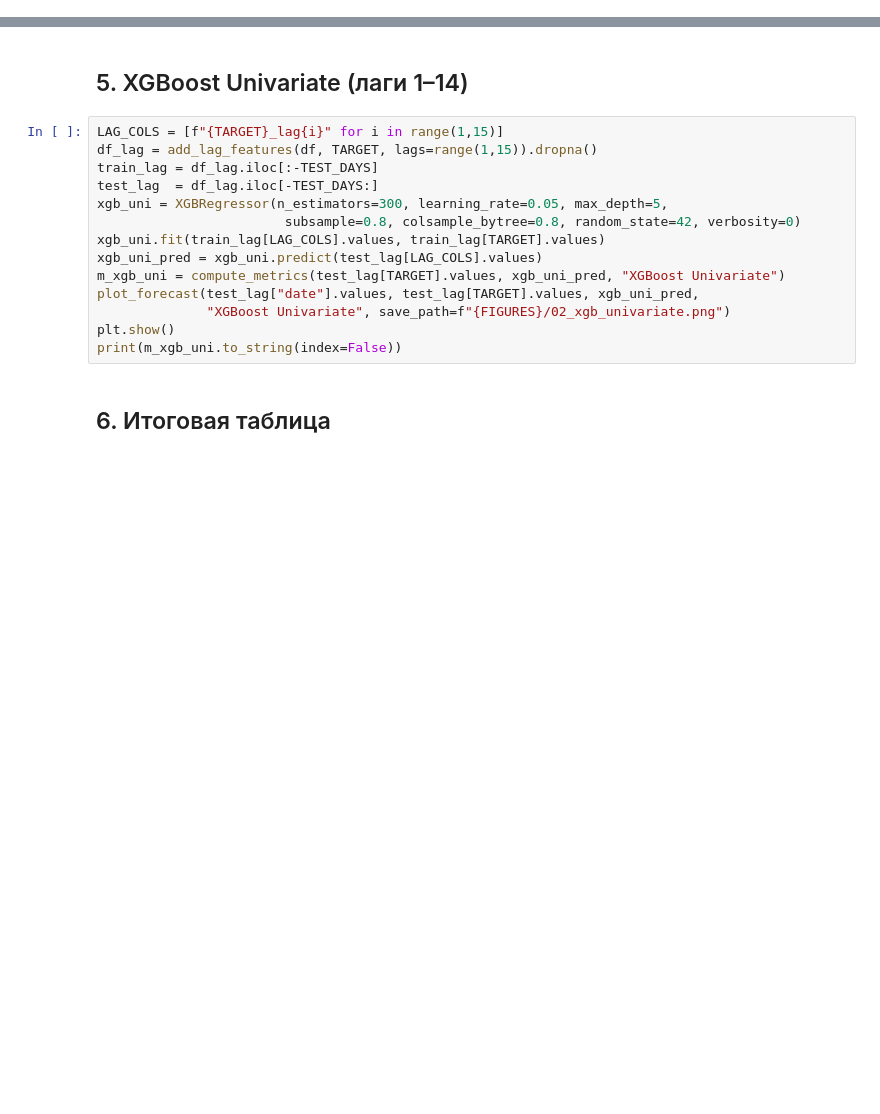
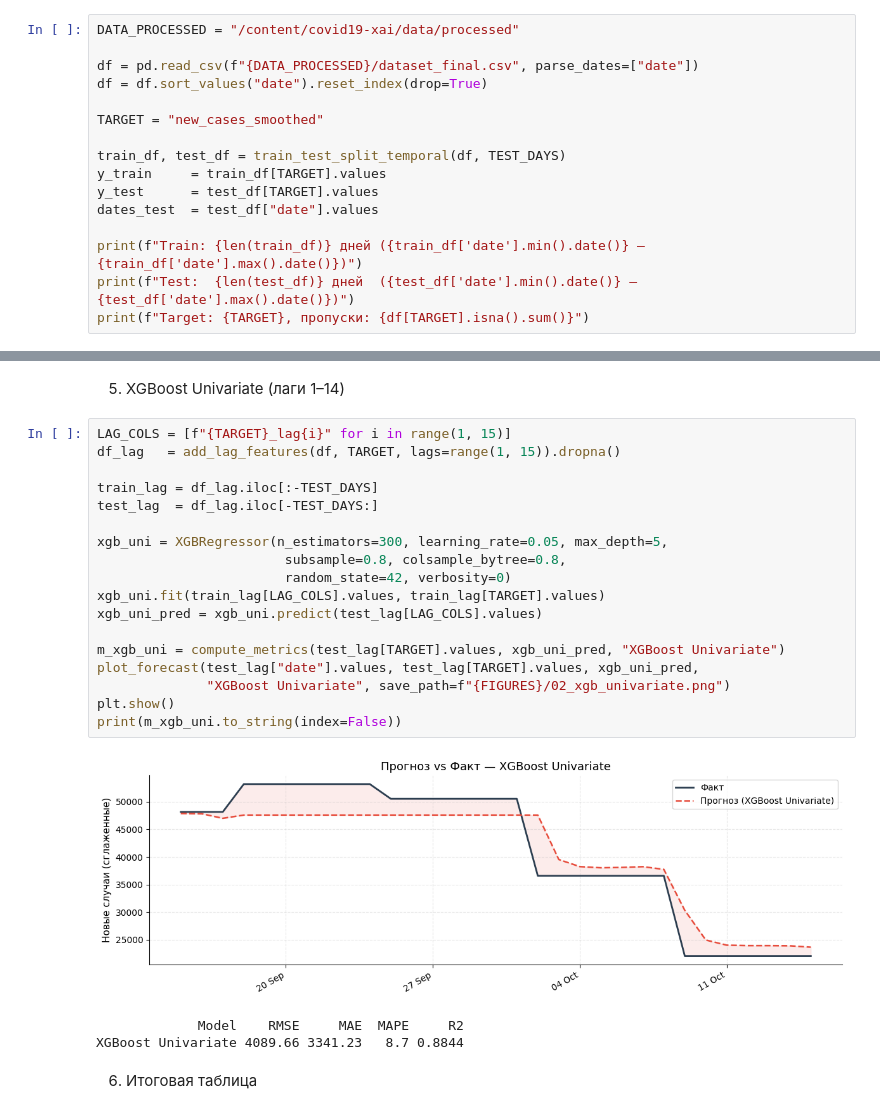
Before and after one commit to dmikib/covid19-xai, a Jupyter notebook: notebooks/02_baseline.ipynb, the cells around one changed output, grey strips where cells are left out. Drawn from its saved outputs; the diff is of its cells as text; blank space fills up the shorter version.

Commit message:
Add baseline models: Naive, MA-7, ARIMA, XGBoost univariate

```diff
--- a/notebooks/02_baseline.ipynb
+++ b/notebooks/02_baseline.ipynb
@@ -53,0 +36,16 @@ print(f"Train: {len(train_df)} | Test: {len(test_df)}")
+# %%
+DATA_PROCESSED = "/content/covid19-xai/data/processed"
+
+df = pd.read_csv(f"{DATA_PROCESSED}/dataset_final.csv", parse_dates=["date"])
+df = df.sort_values("date").reset_index(drop=True)
+
+TARGET = "new_cases_smoothed"
+
+train_df, test_df = train_test_split_temporal(df, TEST_DAYS)
+y_train     = train_df[TARGET].values
+y_test      = test_df[TARGET].values
+dates_test  = test_df["date"].values
+
+print(f"Train: {len(train_df)} дней ({train_df['date'].min().date()} — {train_df['date'].max().date()})")
+print(f"Test:  {len(test_df)} дней  ({test_df['date'].min().date()} — {test_df['date'].max().date()})")
+print(f"Target: {TARGET}, пропуски: {df[TARGET].isna().sum()}")
@@ -80,21 +93,29 @@ print(m_arima.to_string(index=False))
 # %% [markdown]
-## 5. XGBoost Univariate (лаги 1–14)
+5. XGBoost Univariate (лаги 1–14)
 # %%
-LAG_COLS = [f"{TARGET}_lag{i}" for i in range(1,15)]
-df_lag = add_lag_features(df, TARGET, lags=range(1,15)).dropna()
+LAG_COLS = [f"{TARGET}_lag{i}" for i in range(1, 15)]
+df_lag   = add_lag_features(df, TARGET, lags=range(1, 15)).dropna()
+
 train_lag = df_lag.iloc[:-TEST_DAYS]
 test_lag  = df_lag.iloc[-TEST_DAYS:]
+
 xgb_uni = XGBRegressor(n_estimators=300, learning_rate=0.05, max_depth=5,
-                        subsample=0.8, colsample_bytree=0.8, random_state=42, verbosity=0)
+                        subsample=0.8, colsample_bytree=0.8,
+                        random_state=42, verbosity=0)
 xgb_uni.fit(train_lag[LAG_COLS].values, train_lag[TARGET].values)
 xgb_uni_pred = xgb_uni.predict(test_lag[LAG_COLS].values)
+
 m_xgb_uni = compute_metrics(test_lag[TARGET].values, xgb_uni_pred, "XGBoost Univariate")
 plot_forecast(test_lag["date"].values, test_lag[TARGET].values, xgb_uni_pred,
               "XGBoost Univariate", save_path=f"{FIGURES}/02_xgb_univariate.png")
 plt.show()
 print(m_xgb_uni.to_string(index=False))
+# %% [output]
+[figure, added]
+             Model    RMSE     MAE  MAPE     R2
+XGBoost Univariate 4089.66 3341.23   8.7 0.8844
 # %% [markdown]
-## 6. Итоговая таблица
+6. Итоговая таблица
 # %%
 all_metrics = metrics_table([m_naive, m_ma, m_arima, m_xgb_uni])
 all_metrics.to_csv(f"{METRICS}/02_baseline_metrics.csv", index=False)
```
Also changed, not shown: parts of 16 cells of this notebook, 5 other files.
